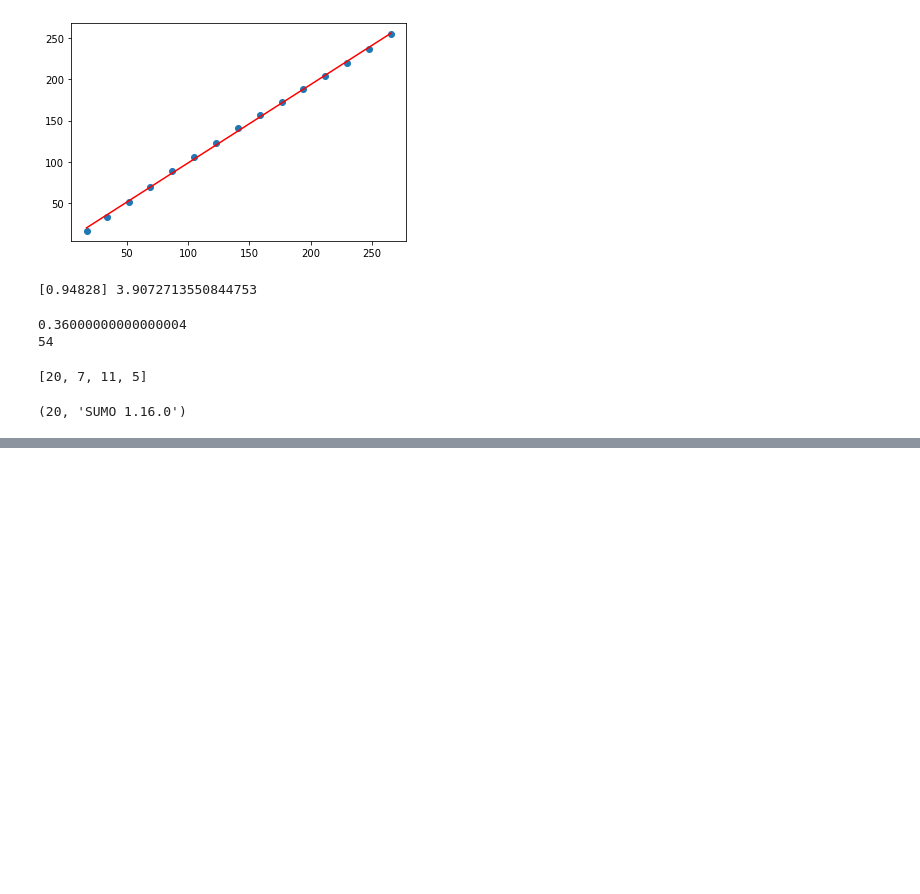
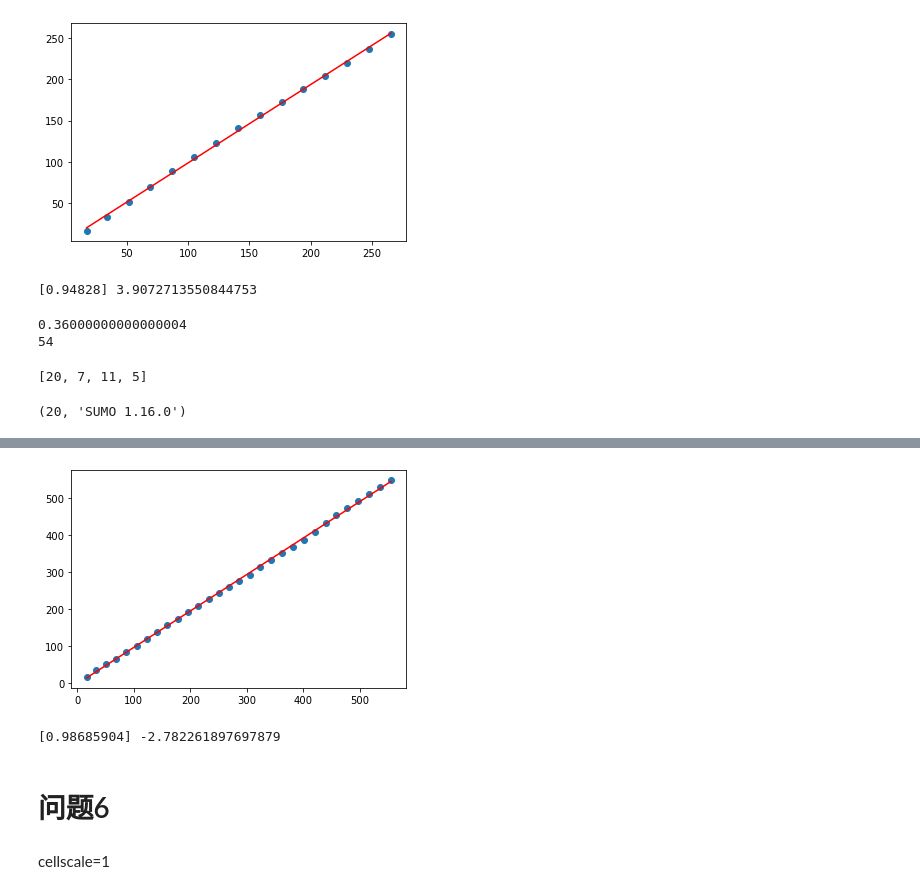
Before and after one commit to Eightina/Digital-Twin-CTM, a Jupyter notebook: Digital-Twin/analyze.ipynb, the cells around one changed output, grey strips where cells are left out. Drawn from its saved outputs; the diff is of its cells as text; code cells hidden in the pictures; blank space fills up the shorter version.

Commit message:
experiment 6, and testing model readjustitying mechanism

```diff
--- a/Digital-Twin/analyze.ipynb
+++ b/Digital-Twin/analyze.ipynb
@@ -260,0 +306,22 @@ traci.start(
+# %%
+import numpy as np
+ctm_delay = np.array(ctm_delay).reshape((-1, 1))
+sumo_delay = np.array(sumo_delay)
+from sklearn.linear_model import LinearRegression
+model = LinearRegression()
+# 训练模型
+model.fit(ctm_delay, sumo_delay)
+# 计算预测值
+y_pred = model.predict(ctm_delay)
+# 绘制原始数据和拟合直线
+plt.scatter(ctm_delay, sumo_delay)
+plt.plot(ctm_delay, y_pred, color='red')
+plt.show()
+print(model.coef_, model.intercept_)
+# %% [output]
+[figure, added]
+[0.98685904] -2.782261897697879
+# %% [markdown]
+# 问题6
+# %% [markdown]
+cellscale=1
```
Also changed, not shown: parts of 12 cells of this notebook, 13 other files.
